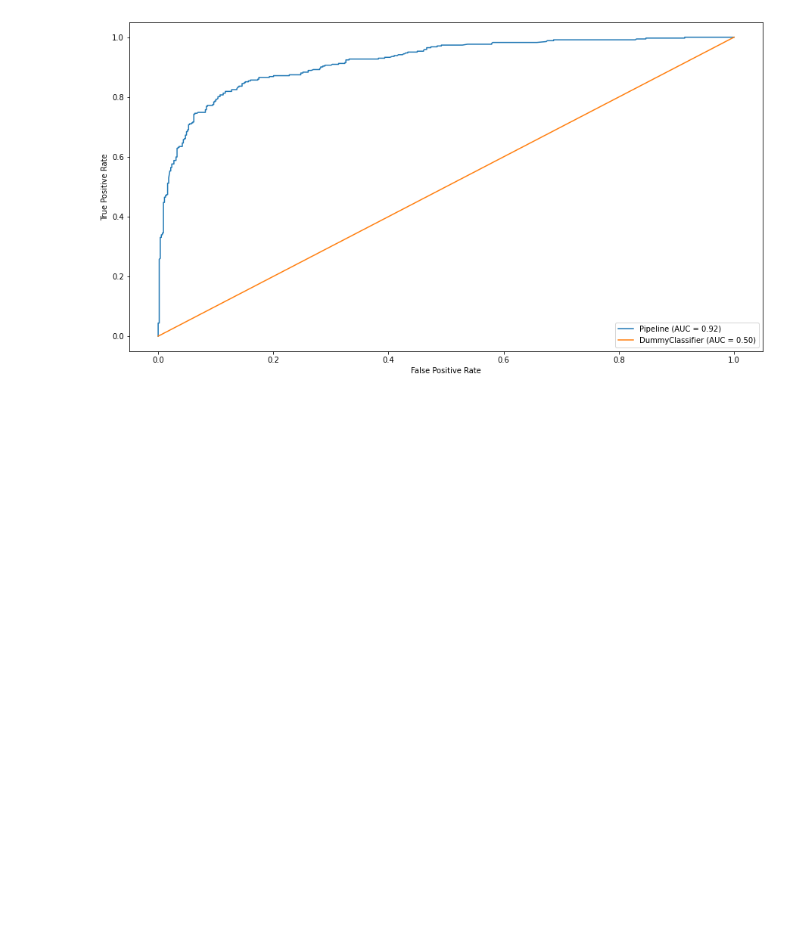
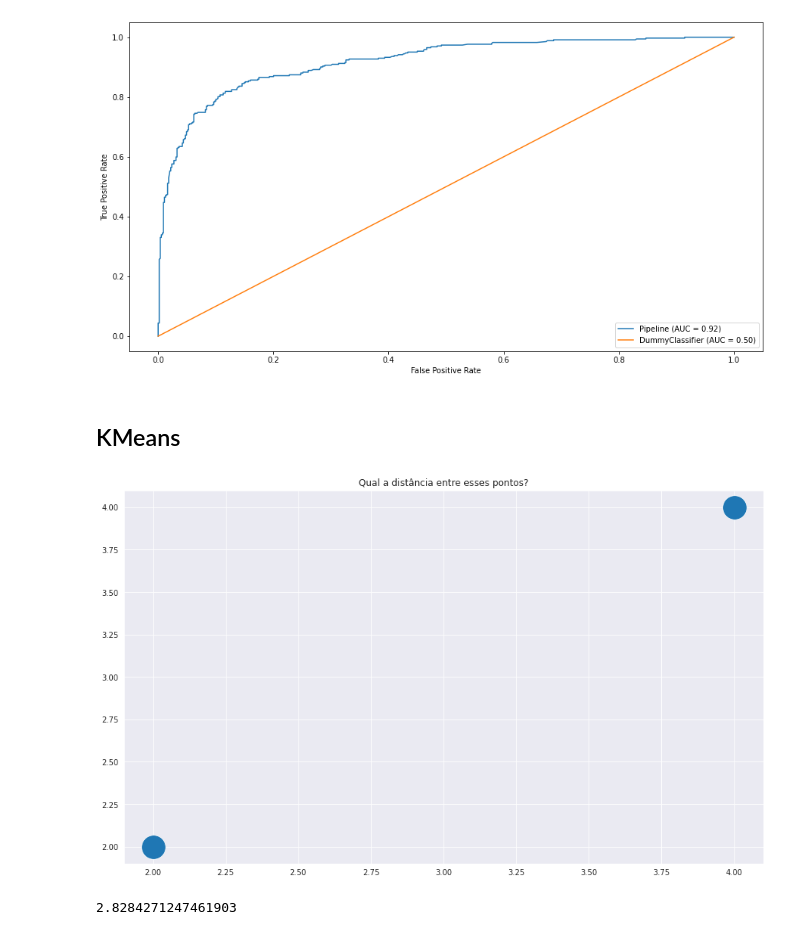
Before and after one commit to anapaulasandes/dtsci-tools, a Jupyter notebook: sklearn/sklearn.ipynb, the cells around one changed output. Saved outputs shown, nothing was run; the diff lists cells and outputs as text; code cells hidden in the pictures; blank space fills up the shorter version.

```diff
--- a/sklearn/sklearn.ipynb
+++ b/sklearn/sklearn.ipynb
@@ -10,7 +10,8 @@ import matplotlib.pyplot as plt
 import seaborn as sns
 import numpy as np
 
-#sns.set_style('darkgrid')
+sns.set_style('darkgrid')
+#plt.style.use('fivethirtyeight')
 # %%
 # i = []
 # while(True):
@@ -1149,3 +1150,17 @@ plot_roc_curve(DummyClassifier('most_frequent').fit(x_train,y_train),x,y,ax=ax)
 plt.show()
 # %% [output]
 [figure]
+# %% [markdown]
+## KMeans
+# %%
+plt.figure(figsize=(15,9))
+data = np.array([[2,2],[4,4]])
+sns.scatterplot(x = data[:,0], y = data[:,1],s=1000)
+plt.title('Qual a distância entre esses pontos?')
+plt.show()
+# %% [output]
+[figure, added]
+# %%
+np.sqrt((4-2)**2 + (4-2)**2)
+# %% [output]
+2.8284271247461903
```
Also changed, not shown: parts of 41 cells of this notebook.
